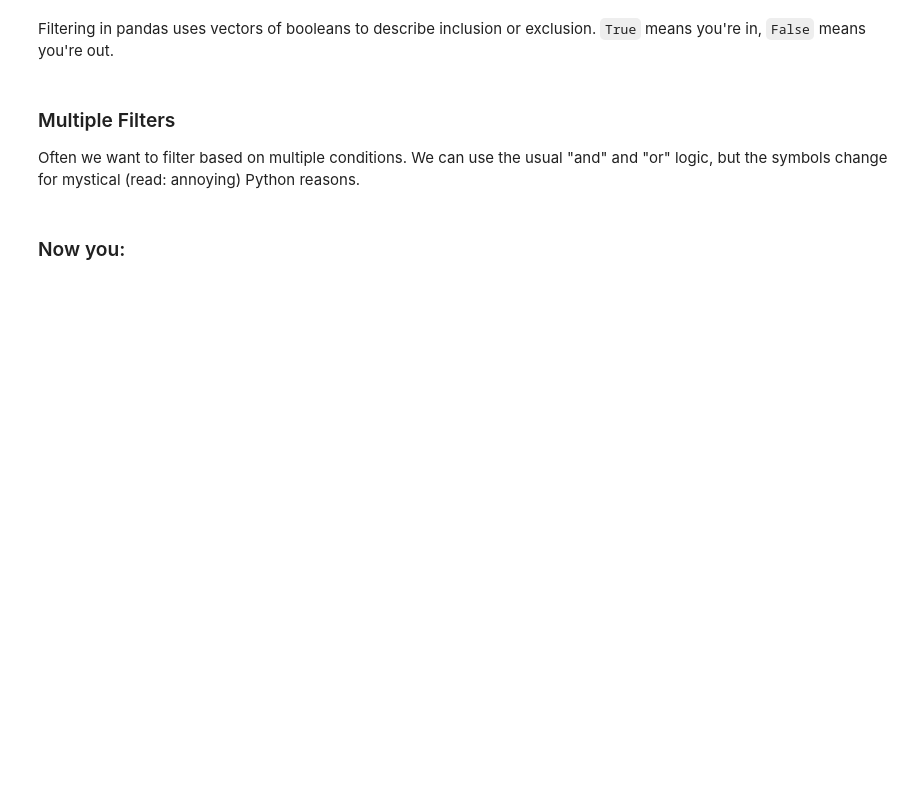
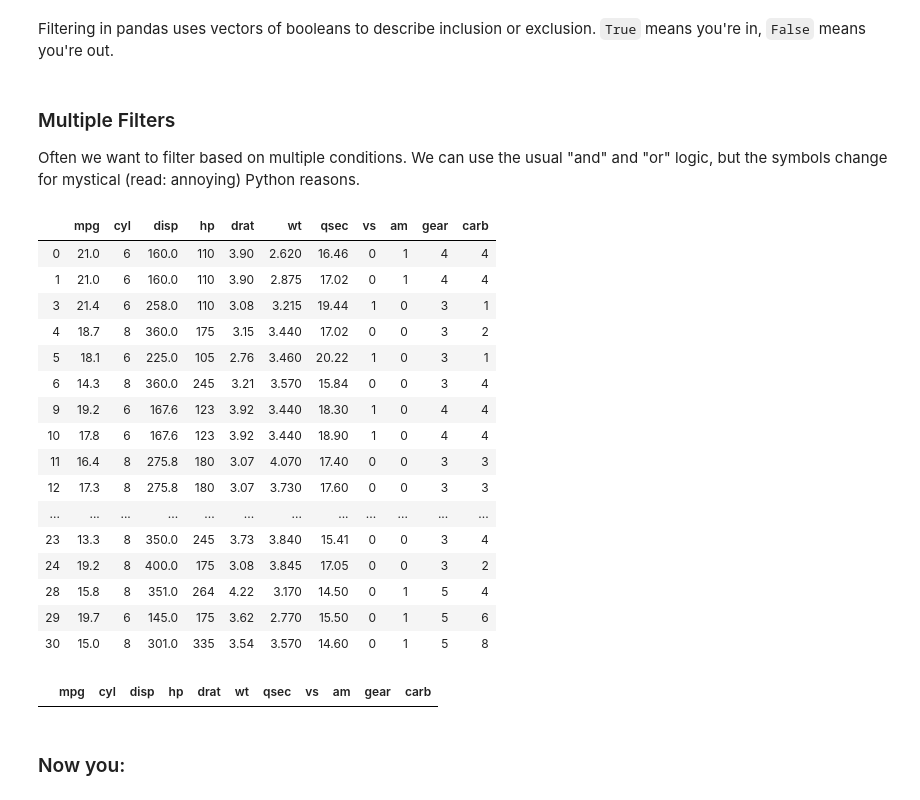
Before and after one commit to jeromewjtan/DSI, a Jupyter notebook: 2.01-2.02-intro-to-pandas/intro-to-pandas-starter-code.ipynb, the cells around one changed output. Saved outputs shown, nothing was run; the diff lists cells and outputs as text; code cells hidden in the pictures; blank space fills up the shorter version.

```diff
--- a/2.01-2.02-intro-to-pandas/intro-to-pandas-starter-code.ipynb
+++ b/2.01-2.02-intro-to-pandas/intro-to-pandas-starter-code.ipynb
@@ -229,0 +287,4 @@ Now that we know a little bit about basic DataFrame use, let's practice on a new
+# %%
+cars_pth = "../2.01-2.02-intro-to-pandas/datasets/cars.csv"
+# %%
+cars = pd.read_csv(cars_pth)
@@ -257,9 +368,32 @@ Filtering in pandas uses vectors of booleans to describe inclusion or exclusion.
 # %% [markdown]
 ### Multiple Filters
 Often we want to filter based on multiple conditions. We can use the usual "and" and "or" logic, but the symbols change for mystical (read: annoying) Python reasons.
+# %%
+cars[cars['cyl']>4]
+# %% [output]
+|  | mpg | cyl | disp | hp | drat | wt | qsec | vs | am | gear | carb |
+| 0 | 21.0 | 6 | 160.0 | 110 | 3.90 | 2.620 | 16.46 | 0 | 1 | 4 | 4 |
+| 1 | 21.0 | 6 | 160.0 | 110 | 3.90 | 2.875 | 17.02 | 0 | 1 | 4 | 4 |
+| 3 | 21.4 | 6 | 258.0 | 110 | 3.08 | 3.215 | 19.44 | 1 | 0 | 3 | 1 |
+| 4 | 18.7 | 8 | 360.0 | 175 | 3.15 | 3.440 | 17.02 | 0 | 0 | 3 | 2 |
+| 5 | 18.1 | 6 | 225.0 | 105 | 2.76 | 3.460 | 20.22 | 1 | 0 | 3 | 1 |
+| 6 | 14.3 | 8 | 360.0 | 245 | 3.21 | 3.570 | 15.84 | 0 | 0 | 3 | 4 |
+| 9 | 19.2 | 6 | 167.6 | 123 | 3.92 | 3.440 | 18.30 | 1 | 0 | 4 | 4 |
+| 10 | 17.8 | 6 | 167.6 | 123 | 3.92 | 3.440 | 18.90 | 1 | 0 | 4 | 4 |
+| 11 | 16.4 | 8 | 275.8 | 180 | 3.07 | 4.070 | 17.40 | 0 | 0 | 3 | 3 |
+| 12 | 17.3 | 8 | 275.8 | 180 | 3.07 | 3.730 | 17.60 | 0 | 0 | 3 | 3 |
+| ... | ... | ... | ... | ... | ... | ... | ... | ... | ... | ... | ... |
+| 23 | 13.3 | 8 | 350.0 | 245 | 3.73 | 3.840 | 15.41 | 0 | 0 | 3 | 4 |
+| 24 | 19.2 | 8 | 400.0 | 175 | 3.08 | 3.845 | 17.05 | 0 | 0 | 3 | 2 |
+| 28 | 15.8 | 8 | 351.0 | 264 | 4.22 | 3.170 | 14.50 | 0 | 1 | 5 | 4 |
+| 29 | 19.7 | 6 | 145.0 | 175 | 3.62 | 2.770 | 15.50 | 0 | 1 | 5 | 6 |
+| 30 | 15.0 | 8 | 301.0 | 335 | 3.54 | 3.570 | 14.60 | 0 | 1 | 5 | 8 |
 # %%
 # "And" logic - use ampersand (&)
 # Note parentheses mandatory!
+cars[(cars['mpg']>30) & (cars['cyl']>4)]
+# %% [output]
+|  | mpg | cyl | disp | hp | drat | wt | qsec | vs | am | gear | carb |
 # %%
 # "Or" logic - use pipe (|)
 # %% [markdown]
```
Also changed, not shown: parts of 24 cells of this notebook, 3 other files.
